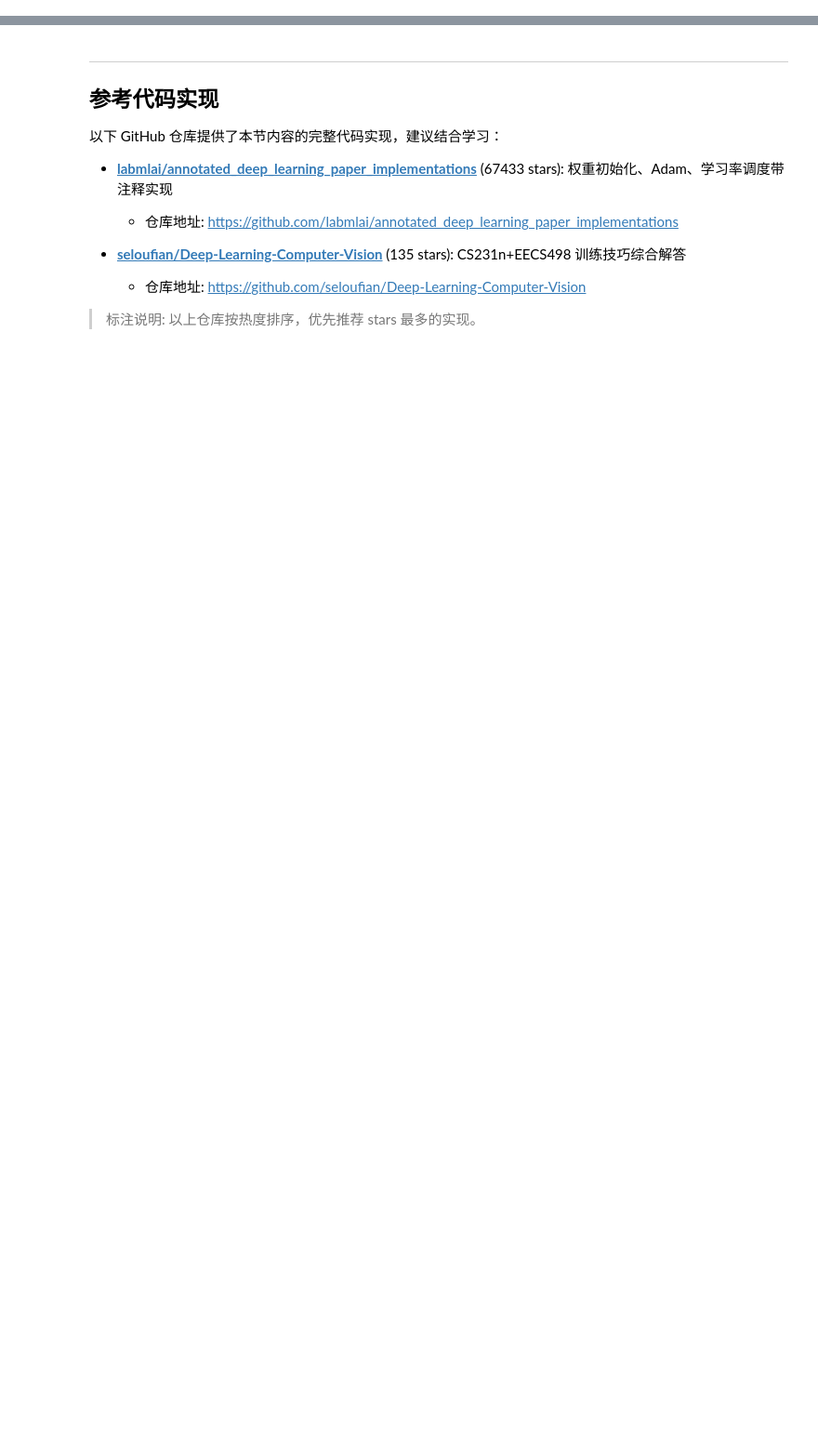
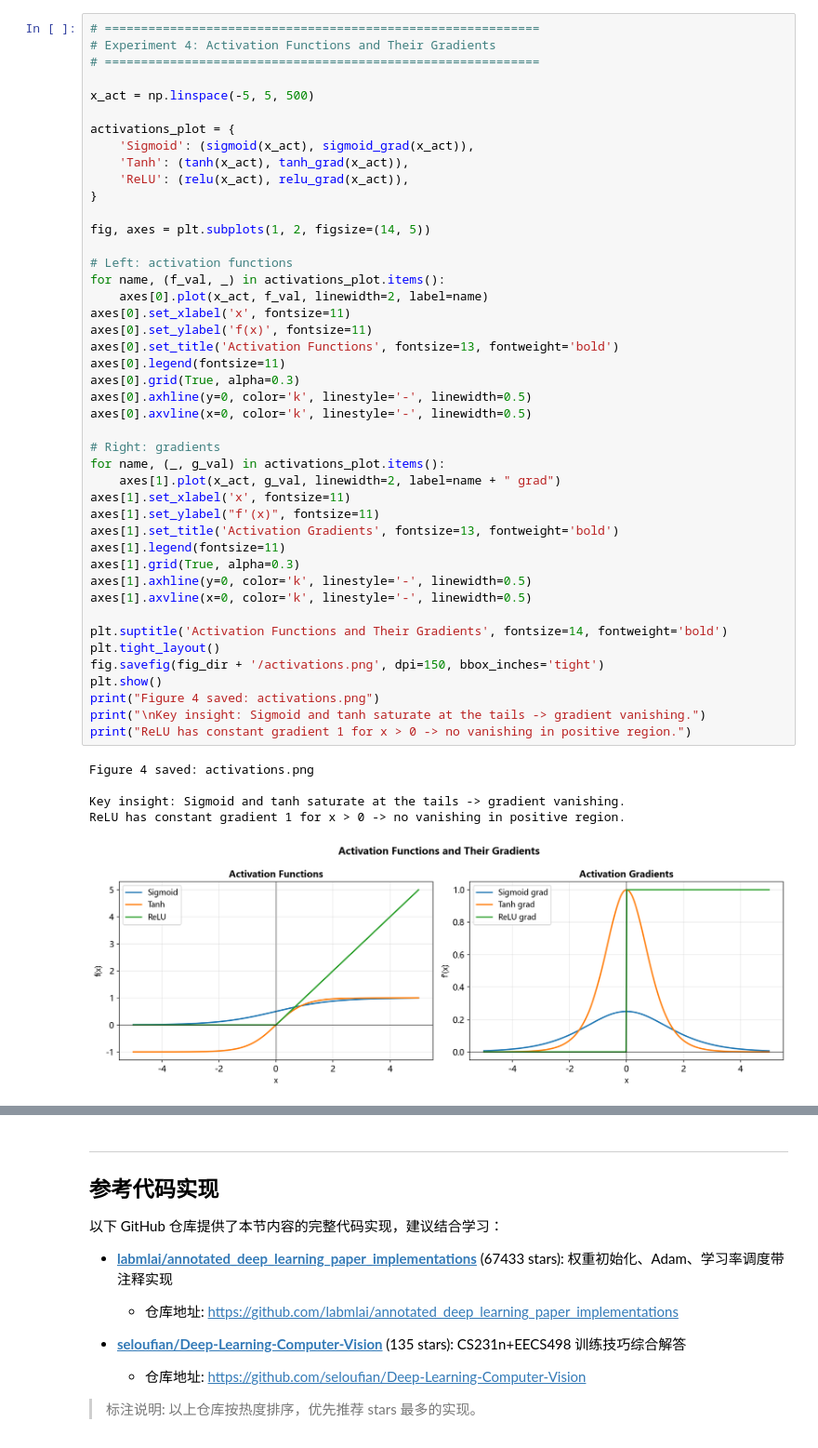
Before and after one commit to ZOUMDA28/-CS231n-, a Jupyter notebook: notebooks/part2-cnn-vision/lecture-07-training-nn/practice.ipynb, the cells around one changed output, grey strips where cells are left out. Shown at 93% size. Cells and saved outputs as stored; diff of their text form; blank space fills up the shorter version.

```diff
--- a/notebooks/part2-cnn-vision/lecture-07-training-nn/practice.ipynb
+++ b/notebooks/part2-cnn-vision/lecture-07-training-nn/practice.ipynb
@@ -78,0 +409,50 @@
+# %%
+# ============================================================
+# Experiment 4: Activation Functions and Their Gradients
+# ============================================================
+
+x_act = np.linspace(-5, 5, 500)
+
+activations_plot = {
+    'Sigmoid': (sigmoid(x_act), sigmoid_grad(x_act)),
+    'Tanh': (tanh(x_act), tanh_grad(x_act)),
+    'ReLU': (relu(x_act), relu_grad(x_act)),
+}
+
+fig, axes = plt.subplots(1, 2, figsize=(14, 5))
+
+# Left: activation functions
+for name, (f_val, _) in activations_plot.items():
+    axes[0].plot(x_act, f_val, linewidth=2, label=name)
+axes[0].set_xlabel('x', fontsize=11)
+axes[0].set_ylabel('f(x)', fontsize=11)
+axes[0].set_title('Activation Functions', fontsize=13, fontweight='bold')
+axes[0].legend(fontsize=11)
+axes[0].grid(True, alpha=0.3)
+axes[0].axhline(y=0, color='k', linestyle='-', linewidth=0.5)
+axes[0].axvline(x=0, color='k', linestyle='-', linewidth=0.5)
+
+# Right: gradients
+for name, (_, g_val) in activations_plot.items():
+    axes[1].plot(x_act, g_val, linewidth=2, label=name + " grad")
+axes[1].set_xlabel('x', fontsize=11)
+axes[1].set_ylabel("f'(x)", fontsize=11)
+axes[1].set_title('Activation Gradients', fontsize=13, fontweight='bold')
+axes[1].legend(fontsize=11)
+axes[1].grid(True, alpha=0.3)
+axes[1].axhline(y=0, color='k', linestyle='-', linewidth=0.5)
+axes[1].axvline(x=0, color='k', linestyle='-', linewidth=0.5)
+
+plt.suptitle('Activation Functions and Their Gradients', fontsize=14, fontweight='bold')
+plt.tight_layout()
+fig.savefig(fig_dir + '/activations.png', dpi=150, bbox_inches='tight')
+plt.show()
+print("Figure 4 saved: activations.png")
+print("\nKey insight: Sigmoid and tanh saturate at the tails -> gradient vanishing.")
+print("ReLU has constant gradient 1 for x > 0 -> no vanishing in positive region.")
+# %% [output]
+Figure 4 saved: activations.png
+
+Key insight: Sigmoid and tanh saturate at the tails -> gradient vanishing.
+ReLU has constant gradient 1 for x > 0 -> no vanishing in positive region.
+[figure, added]
```
Also changed, not shown: parts of 85 cells of this notebook, 36 other files.
